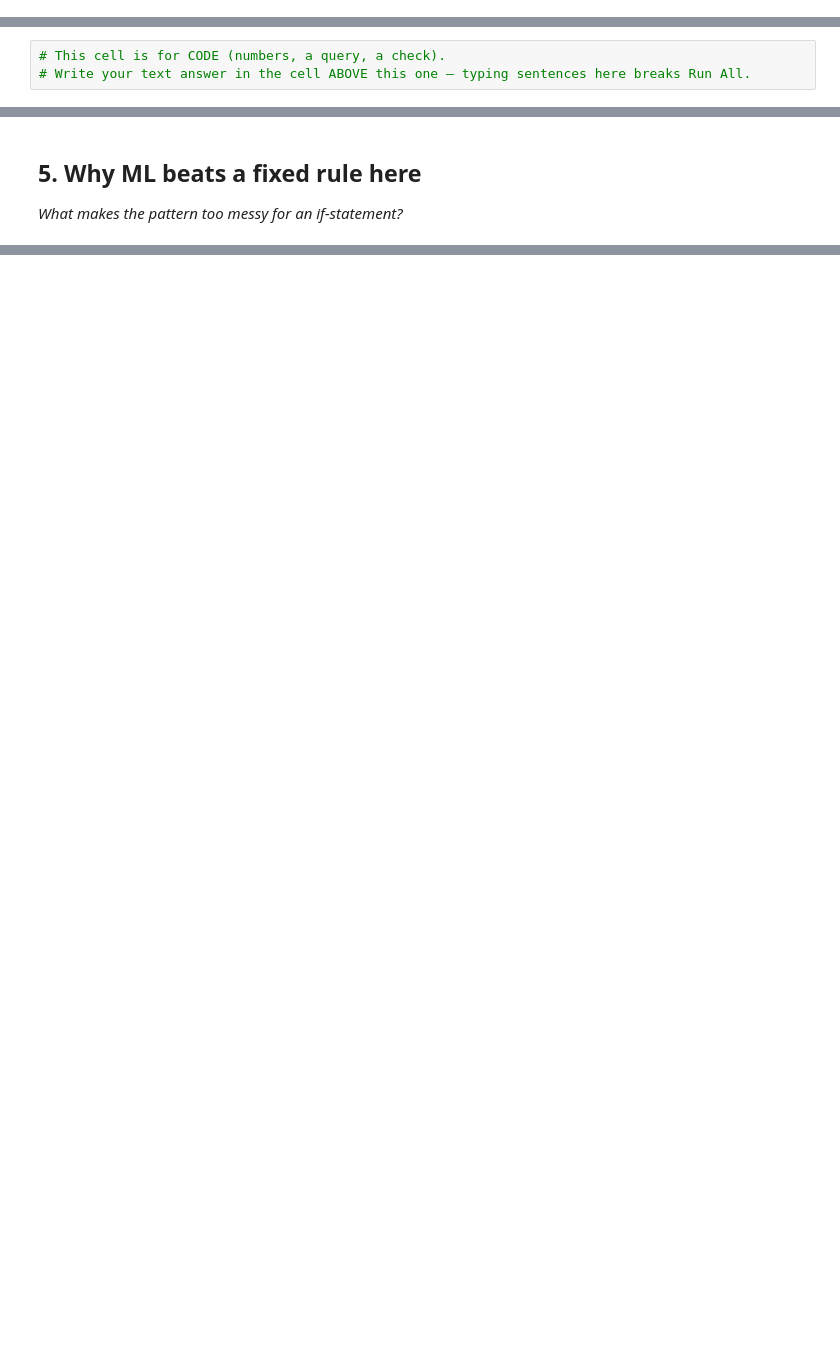
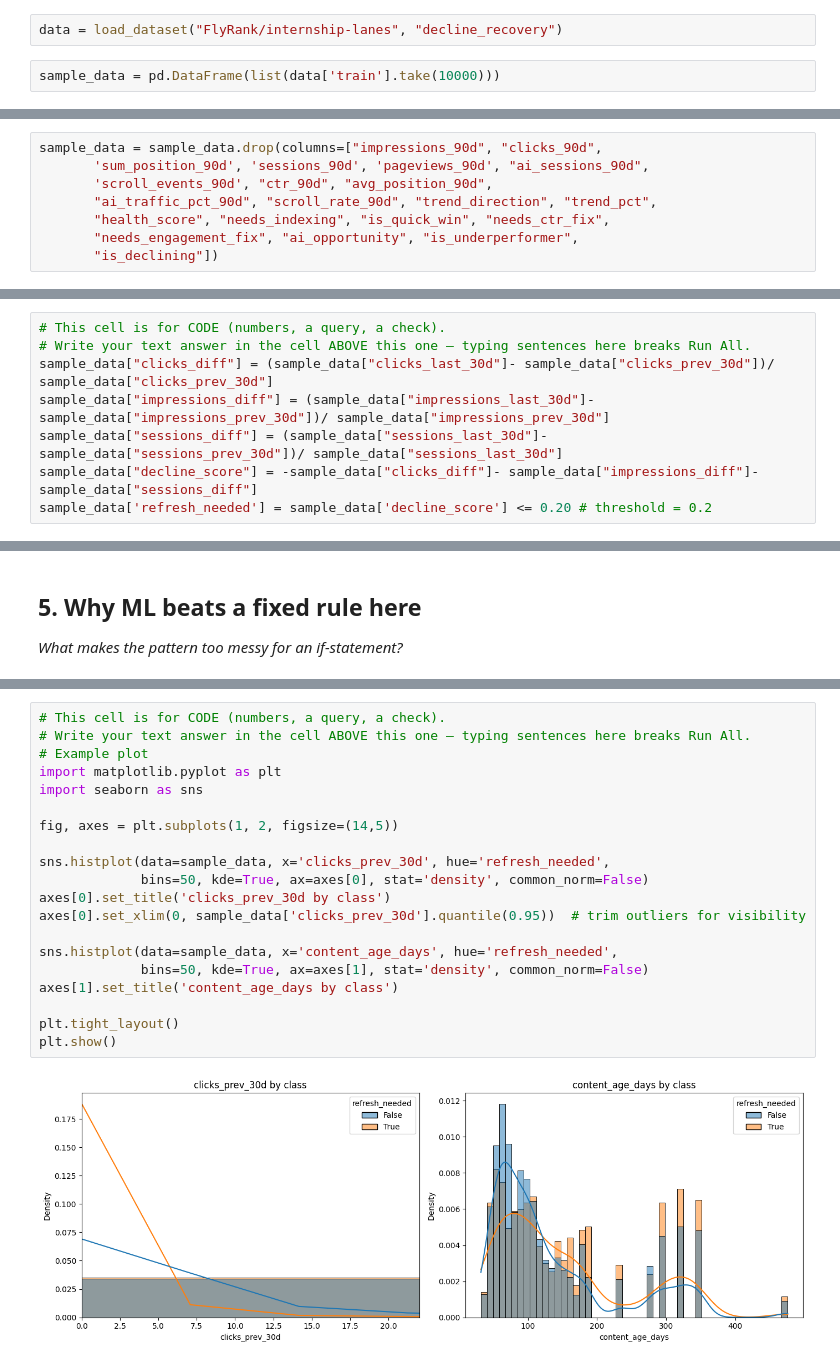
Before and after one commit to MuhammadFaizan0023/FlyRank_ML_internship_repo, a Jupyter notebook: work/notebooks/w02_ml_task_framing.ipynb, the cells around one changed output, grey strips where cells are left out. Drawn from its saved outputs; the diff is of its cells as text; blank space fills up the shorter version.

```diff
--- a/work/notebooks/w02_ml_task_framing.ipynb
+++ b/work/notebooks/w02_ml_task_framing.ipynb
@@ -8,0 +17,4 @@ This skeleton is yours to fill. Work the sections **in order** — each one has
+# %%
+data = load_dataset("FlyRank/internship-lanes", "decline_recovery")
+# %%
+sample_data = pd.DataFrame(list(data['train'].take(10000)))
@@ -9,3 +79,11 @@ This skeleton is yours to fill. Work the sections **in order** — each one has
+# %%
+sample_data = sample_data.drop(columns=["impressions_90d", "clicks_90d",
+       'sum_position_90d', 'sessions_90d', 'pageviews_90d', "ai_sessions_90d",
+       'scroll_events_90d', "ctr_90d", "avg_position_90d",
+       "ai_traffic_pct_90d", "scroll_rate_90d", "trend_direction", "trend_pct",
+       "health_score", "needs_indexing", "is_quick_win", "needs_ctr_fix",
+       "needs_engagement_fix", "ai_opportunity", "is_underperformer",
+       "is_declining"])
 # %% [markdown]
 ## 1. My lane as an ML task (type)
 
@@ -20,3 +101,8 @@ This skeleton is yours to fill. Work the sections **in order** — each one has
 # %%
 # This cell is for CODE (numbers, a query, a check).
 # Write your text answer in the cell ABOVE this one — typing sentences here breaks Run All.
+sample_data["clicks_diff"] = (sample_data["clicks_last_30d"]- sample_data["clicks_prev_30d"])/ sample_data["clicks_prev_30d"]
+sample_data["impressions_diff"] = (sample_data["impressions_last_30d"]- sample_data["impressions_prev_30d"])/ sample_data["impressions_prev_30d"]
+sample_data["sessions_diff"] = (sample_data["sessions_last_30d"]- sample_data["sessions_prev_30d"])/ sample_data["sessions_last_30d"]
+sample_data["decline_score"] = -sample_data["clicks_diff"]- sample_data["impressions_diff"]- sample_data["sessions_diff"]
+sample_data['refresh_needed'] = sample_data['decline_score'] <= 0.20 # threshold = 0.2
@@ -43,0 +182,22 @@ This skeleton is yours to fill. Work the sections **in order** — each one has
+# %%
+# This cell is for CODE (numbers, a query, a check).
+# Write your text answer in the cell ABOVE this one — typing sentences here breaks Run All.
+# Example plot
+import matplotlib.pyplot as plt
+import seaborn as sns
+
+fig, axes = plt.subplots(1, 2, figsize=(14,5))
+
+sns.histplot(data=sample_data, x='clicks_prev_30d', hue='refresh_needed',
+             bins=50, kde=True, ax=axes[0], stat='density', common_norm=False)
+axes[0].set_title('clicks_prev_30d by class')
+axes[0].set_xlim(0, sample_data['clicks_prev_30d'].quantile(0.95))  # trim outliers for visibility
+
+sns.histplot(data=sample_data, x='content_age_days', hue='refresh_needed',
+             bins=50, kde=True, ax=axes[1], stat='density', common_norm=False)
+axes[1].set_title('content_age_days by class')
+
+plt.tight_layout()
+plt.show()
+# %% [output]
+[figure, added]
```
Also changed, not shown: parts of 18 cells of this notebook.
